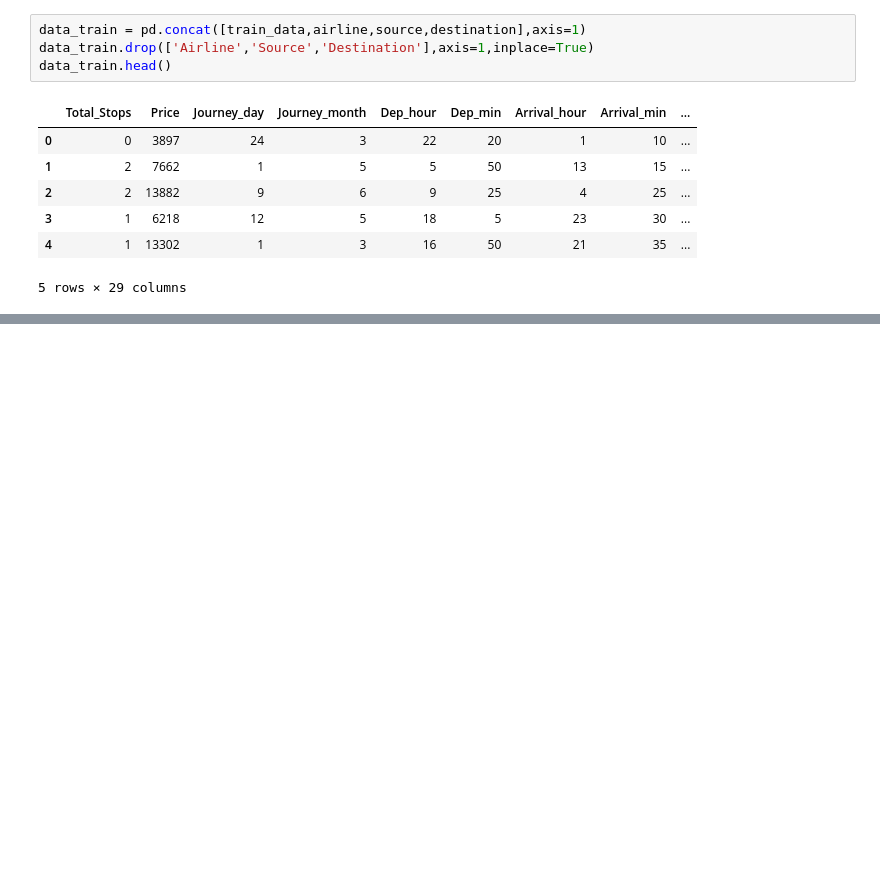
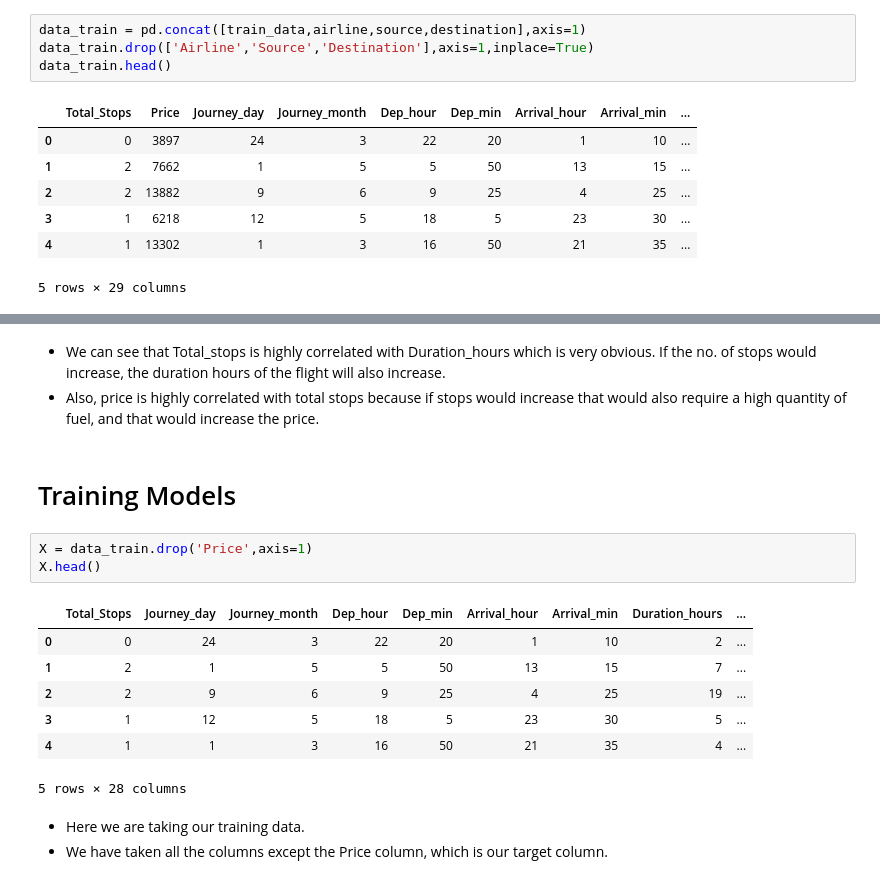
Before and after one commit to rukshar69/Flight-Price-Prediction, a Jupyter notebook: flight_prediction.ipynb, the cells around one changed output, grey strips where cells are left out. Cells and saved outputs as stored; diff of their text form; blank space fills up the shorter version.

```diff
--- a/flight_prediction.ipynb
+++ b/flight_prediction.ipynb
@@ -358,0 +368,20 @@ data_train.head()
+# %% [markdown]
+- We can see that Total_stops is highly correlated with Duration_hours which is very obvious. If the no. of stops would increase, the duration hours of the flight will also increase.
+- Also, price is highly correlated with total stops because if stops would increase that would also require a high quantity of fuel, and that would increase the price.
+# %% [markdown]
+# Training Models
+# %%
+X = data_train.drop('Price',axis=1)
+X.head()
+# %% [output]
+|  | Total_Stops | Journey_day | Journey_month | Dep_hour | Dep_min | Arrival_hour | Arrival_min | Duration_hours | ... |
+| 0 | 0 | 24 | 3 | 22 | 20 | 1 | 10 | 2 | ... |
+| 1 | 2 | 1 | 5 | 5 | 50 | 13 | 15 | 7 | ... |
+| 2 | 2 | 9 | 6 | 9 | 25 | 4 | 25 | 19 | ... |
+| 3 | 1 | 12 | 5 | 18 | 5 | 23 | 30 | 5 | ... |
+| 4 | 1 | 1 | 3 | 16 | 50 | 21 | 35 | 4 | ... |
+5 rows × 28 columns
+# %% [markdown]
+
+- Here we are taking our training data.
+- We have taken all the columns except the Price column, which is our target column.
```
Also changed, not shown: parts of 4 cells of this notebook, 1 other file.
